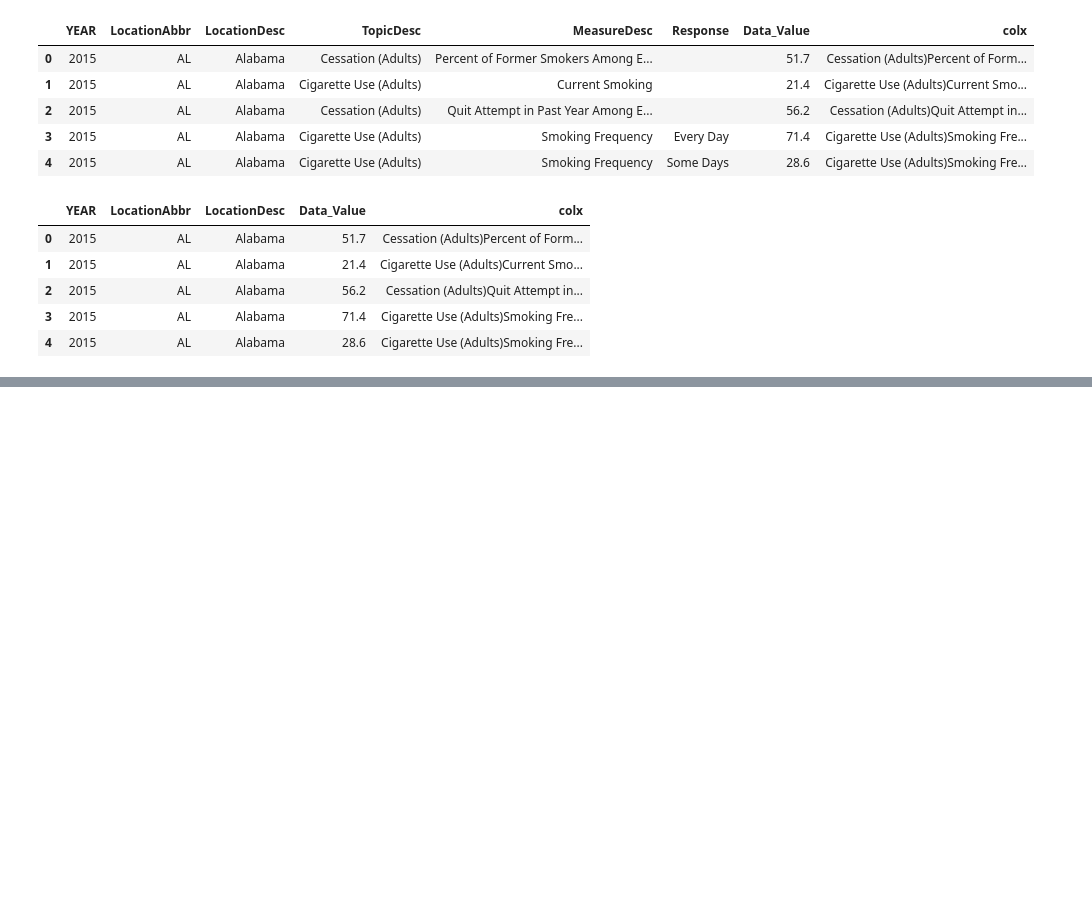
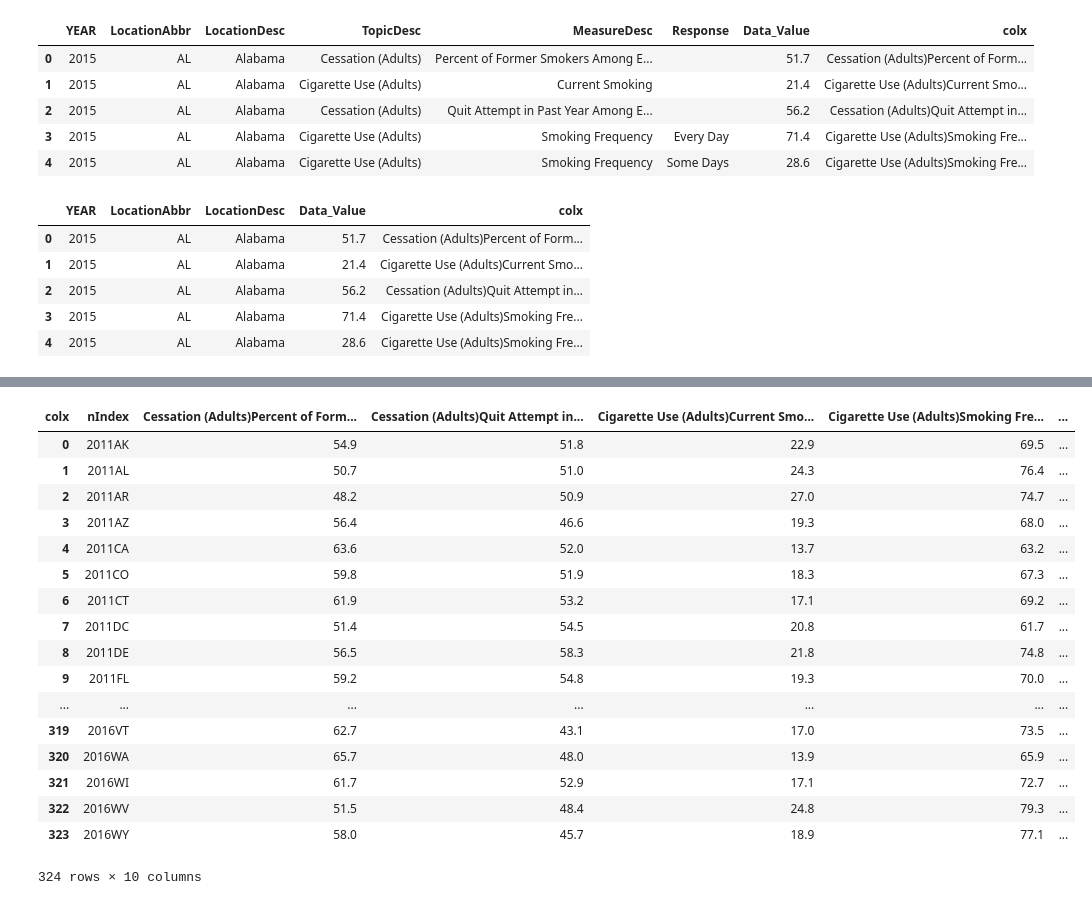
Before and after one commit to risarora/US_Lung_Cancer_Analysis, a Jupyter notebook: Script to Read all data and join it .ipynb, the cells around one changed output, grey strips where cells are left out. Cells and saved outputs as stored; diff of their text form; code cells hidden in the pictures; blank space fills up the shorter version.

Commit message:
adding Creation of Pivital Tables
adding Creation of Pivital Tables
reframing yet to be done

```diff
--- a/Script to Read all data and join it .ipynb
+++ b/Script to Read all data and join it .ipynb
@@ -365,0 +363,2 @@ KeyError: "Columns not found: 'value1', 'value2'"
+# %%
+TobacoSuperGroups_temp['nIndex'] = TobacoSuperGroups_temp['YEAR'].astype(str) + TobacoSuperGroups_temp['LocationAbbr'].astype(str)
@@ -365,0 +405,2 @@ KeyError: "Columns not found: 'value1', 'value2'"
+# %%
+tobaco_stacked = TobacoSuperGroups_temp.drop(['YEAR','LocationAbbr','LocationDesc'],axis=1)
@@ -365,0 +416,2 @@ KeyError: "Columns not found: 'value1', 'value2'"
+# %%
+tobaco_pivotal = tobaco_stacked.pivot(index='nIndex',values='Data_Value',columns='colx')
@@ -365,0 +430,2 @@ KeyError: "Columns not found: 'value1', 'value2'"
+# %%
+tobaco_pivotal['YearState']=tobaco_pivotal.index
@@ -366,3 +442,24 @@ KeyError: "Columns not found: 'value1', 'value2'"
+# %%
+tobaco_pivotal.reset_index()
+# %% [output]
+| colx | nIndex | Cessation (Adults)Percent of Form... | Cessation (Adults)Quit Attempt in... | Cigarette Use (Adults)Current Smo... | Cigarette Use (Adults)Smoking Fre... | ... |
+| 0 | 2011AK | 54.9 | 51.8 | 22.9 | 69.5 | ... |
+| 1 | 2011AL | 50.7 | 51.0 | 24.3 | 76.4 | ... |
+| 2 | 2011AR | 48.2 | 50.9 | 27.0 | 74.7 | ... |
+| 3 | 2011AZ | 56.4 | 46.6 | 19.3 | 68.0 | ... |
+| 4 | 2011CA | 63.6 | 52.0 | 13.7 | 63.2 | ... |
+| 5 | 2011CO | 59.8 | 51.9 | 18.3 | 67.3 | ... |
+| 6 | 2011CT | 61.9 | 53.2 | 17.1 | 69.2 | ... |
+| 7 | 2011DC | 51.4 | 54.5 | 20.8 | 61.7 | ... |
+| 8 | 2011DE | 56.5 | 58.3 | 21.8 | 74.8 | ... |
+| 9 | 2011FL | 59.2 | 54.8 | 19.3 | 70.0 | ... |
+| ... | ... | ... | ... | ... | ... | ... |
+| 319 | 2016VT | 62.7 | 43.1 | 17.0 | 73.5 | ... |
+| 320 | 2016WA | 65.7 | 48.0 | 13.9 | 65.9 | ... |
+| 321 | 2016WI | 61.7 | 52.9 | 17.1 | 72.7 | ... |
+| 322 | 2016WV | 51.5 | 48.4 | 24.8 | 79.3 | ... |
+| 323 | 2016WY | 58.0 | 45.7 | 18.9 | 77.1 | ... |
+324 rows × 10 columns
 # %%
 pd.concat([df_1, df_2], axis=1)
 # %%
```
Also changed, not shown: parts of 16 cells of this notebook.
